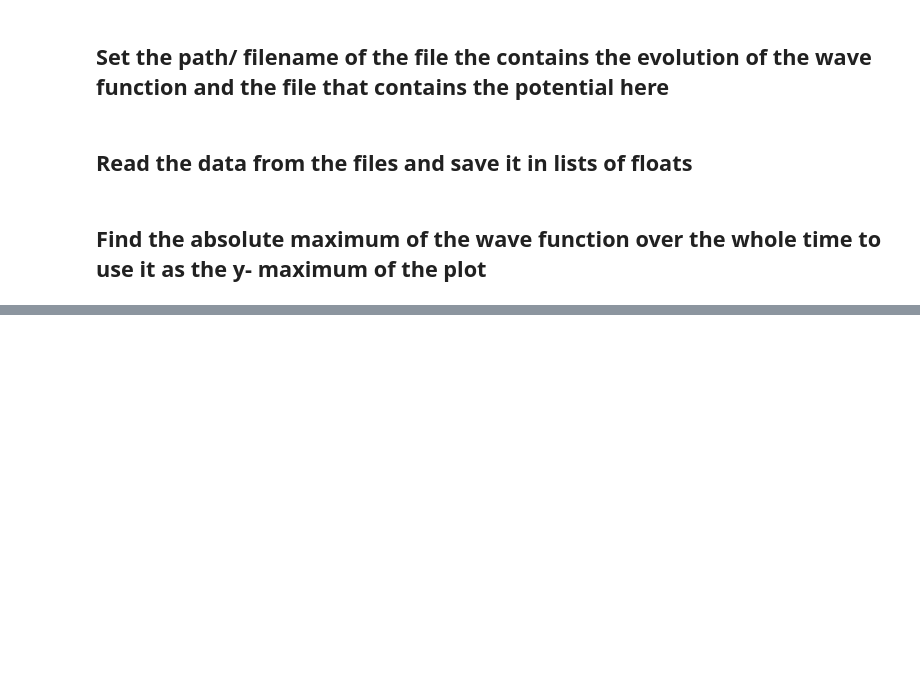
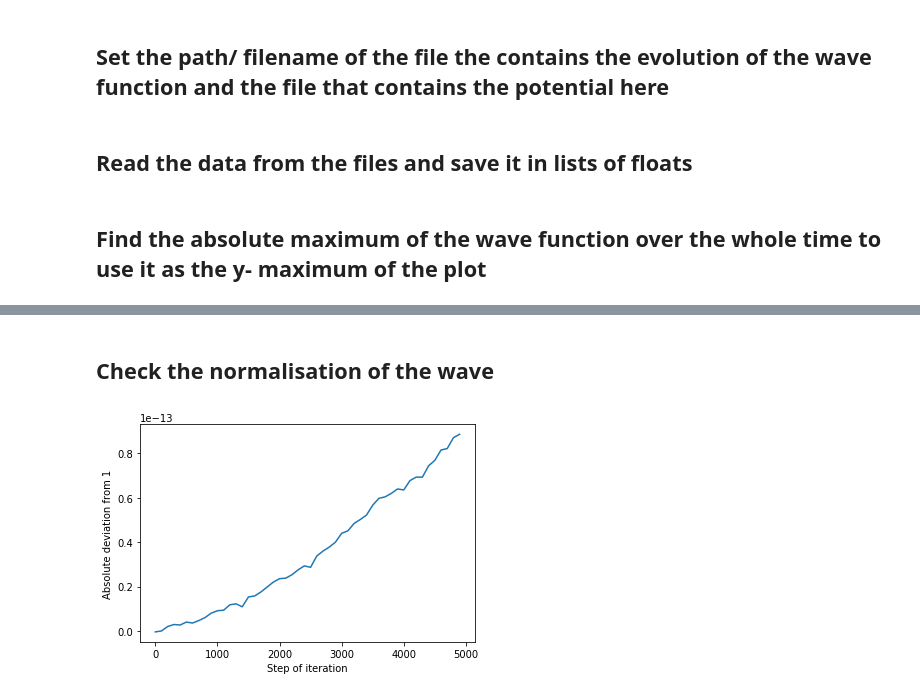
Before and after one commit to tisabe/CP2_QPP, a Jupyter notebook: animation-1d.ipynb, the cells around one changed output, grey strips where cells are left out. Drawn from its saved outputs; the diff is of its cells as text; code cells hidden in the pictures; blank space fills up the shorter version.

```diff
--- a/animation-1d.ipynb
+++ b/animation-1d.ipynb
@@ -12,6 +12,7 @@ from IPython.display import display, clear_output
 # %%
 inputfilePath = 'hydr_output.txt'
 potentialfilePath = 'hydr_potential.txt'
+normalisationfilePath = 'hydr_norm_output.txt'
 # %% [markdown]
 ## Read the data from the files and save it in lists of floats
 # %%
@@ -62,0 +71,19 @@ plt.show()
+# %% [markdown]
+## Check the normalisation of the wave
+# %%
+normData = []
+with open(normalisationfilePath,'r') as normfile:
+    for line in normfile:
+        normData.append(line.strip().split('\t'))
+    stepData = [float(list(np.array(normData).T)[0][i]) for i in range(int(len(normData)/2))]
+    normData = [float(list(np.array(normData).T)[1][i]) for i in range(int(len(normData)/2))]
+# %%
+
+
+plt.plot(stepData,normData)
+plt.xlabel("Step of iteration")
+plt.ylabel("Absolute deviation from 1")
+
+plt.show()
+# %% [output]
+[figure, added]
```
Also changed, not shown: parts of 3 cells of this notebook.
